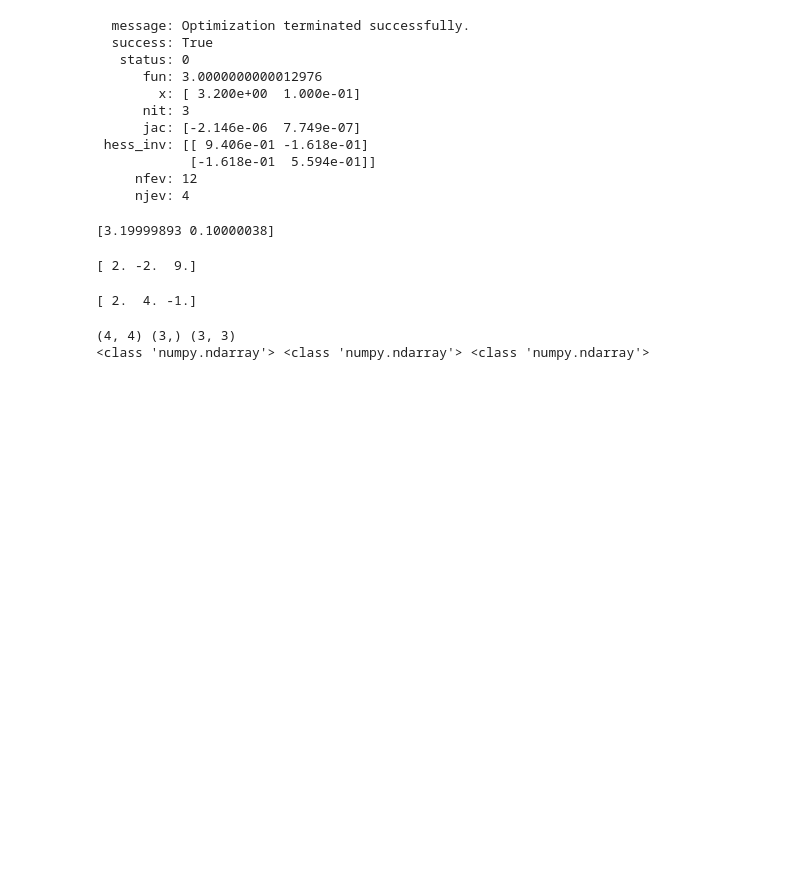
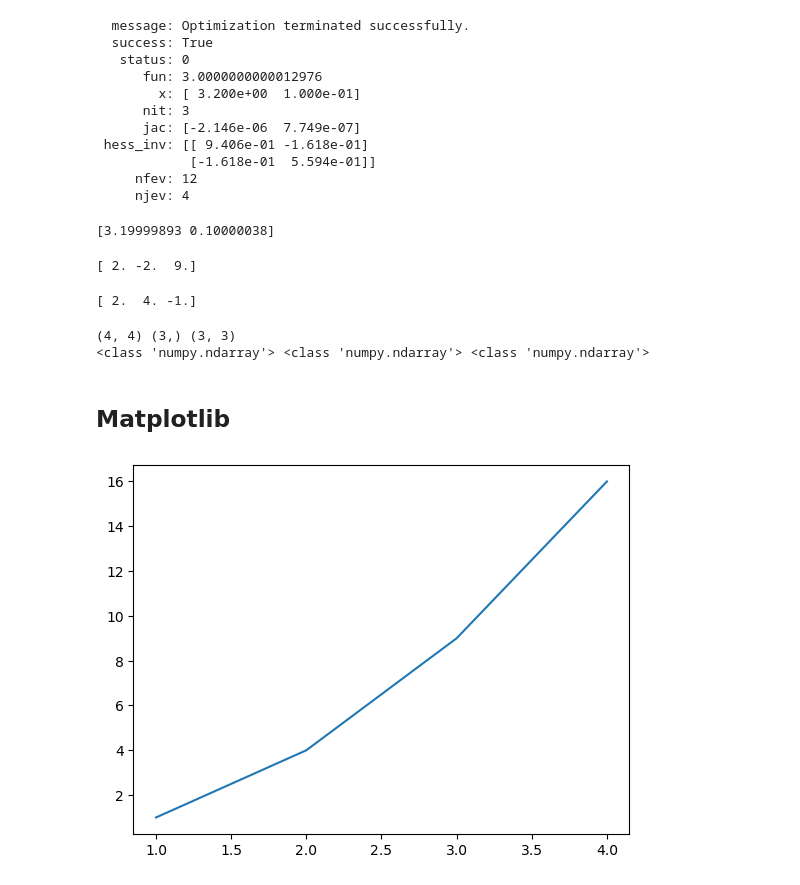
Before and after one commit to seabornja/myJupyterNotebooks, a Jupyter notebook: 003_NumPy-SciPy-Matplotlib-intro.ipynb, the cells around one changed output. Cells and saved outputs as stored; diff of their text form; code cells hidden in the pictures; blank space fills up the shorter version.

```diff
--- a/003_NumPy-SciPy-Matplotlib-intro.ipynb
+++ b/003_NumPy-SciPy-Matplotlib-intro.ipynb
@@ -153,3 +153,12 @@ print(type(U), type(D), type(V))
 # %% [output]
 (4, 4) (3,) (3, 3)
 <class 'numpy.ndarray'> <class 'numpy.ndarray'> <class 'numpy.ndarray'>
+# %% [markdown]
+## Matplotlib
+# %%
+from matplotlib import pylab as plt
+
+plt.plot([1, 2, 3, 4], [1, 4, 9, 16])
+plt.show()
+# %% [output]
+[figure, added]
```
Also changed, not shown: parts of 6 cells of this notebook.
